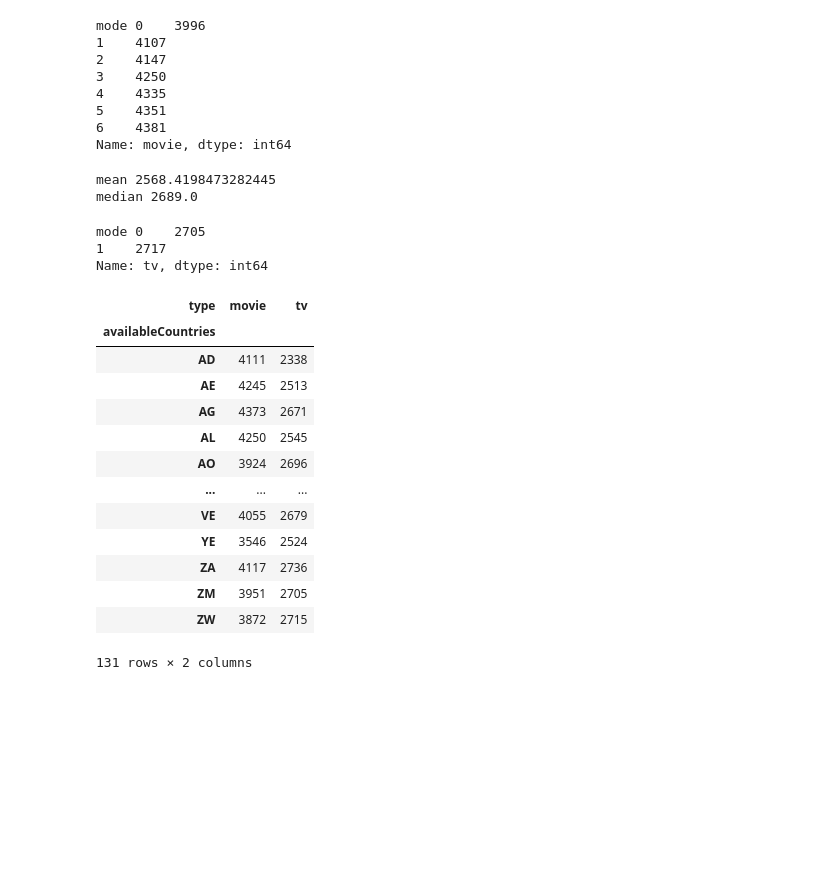
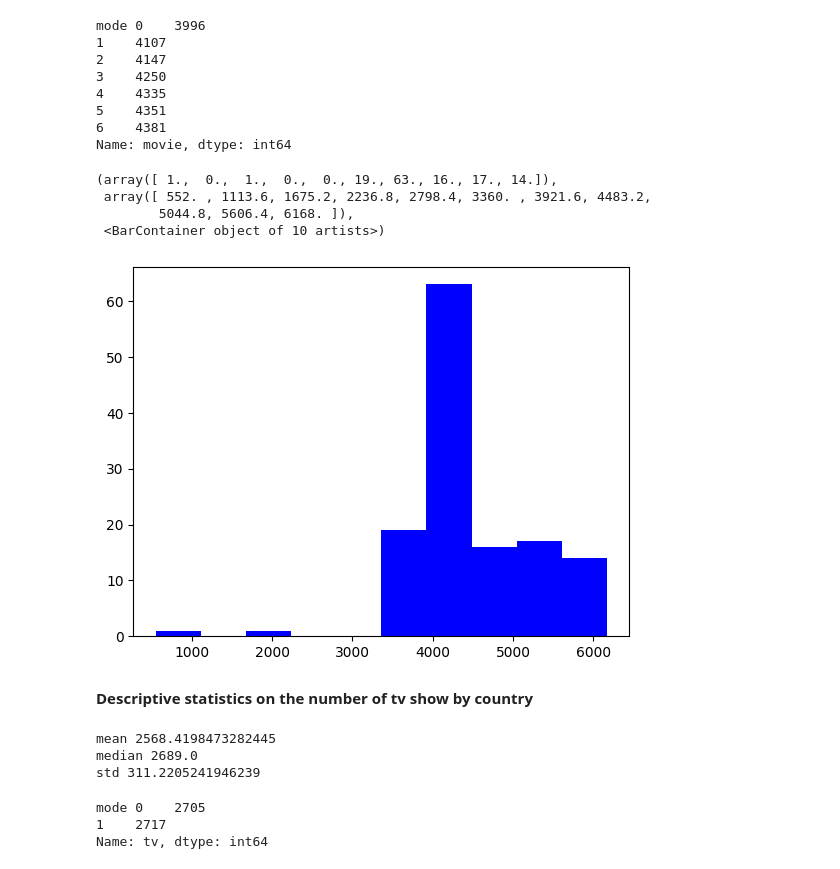
Before and after one commit to YvTur/12_begginer_projects, a Jupyter notebook: Analisis_de_data_set_de_netflix.ipynb, the cells around one changed output. Cells and saved outputs as stored; diff of their text form; code cells hidden in the pictures; blank space fills up the shorter version.

```diff
--- a/Analisis_de_data_set_de_netflix.ipynb
+++ b/Analisis_de_data_set_de_netflix.ipynb
@@ -1203,6 +1199,16 @@ mode 0    3996
 5    4351
 6    4381
 Name: movie, dtype: int64
+# %%
+plt.hist(df_type_by_country['movie'], color='blue')
+# %% [output]
+(array([ 1.,  0.,  1.,  0.,  0., 19., 63., 16., 17., 14.]),
+ array([ 552. , 1113.6, 1675.2, 2236.8, 2798.4, 3360. , 3921.6, 4483.2,
+        5044.8, 5606.4, 6168. ]),
+ <BarContainer object of 10 artists>)
+[figure, added]
+# %% [markdown]
+**Descriptive statistics on the number of tv show by country**
 # %%
 #Mean of all tv by country
 mean_results_tv=df_type_by_country['tv'].mean()
@@ -1211,9 +1217,14 @@ print("mean",mean_results_tv)
 #Median of all tv by country
 median_results_tv=df_type_by_country['tv'].median()
 print("median",median_results_tv)
+
+#standar deviation
+std_results_tv=df_type_by_country['tv'].std()
+print("std",std_results_tv)
 # %% [output]
 mean 2568.4198473282445
 median 2689.0
+std 311.2205241946239
 # %%
 #Mode of all movies by country
 mode_results_tv=df_type_by_country['tv'].mode()
@@ -1222,20 +1233,3 @@ print("mode",mode_results_tv)
 mode 0    2705
 1    2717
 Name: tv, dtype: int64
-# %%
-df_type_by_country
-# %% [output]
-| type | movie | tv |
-| availableCountries |  |  |
-| AD | 4111 | 2338 |
-| AE | 4245 | 2513 |
-| AG | 4373 | 2671 |
-| AL | 4250 | 2545 |
-| AO | 3924 | 2696 |
-| ... | ... | ... |
-| VE | 4055 | 2679 |
-| YE | 3546 | 2524 |
-| ZA | 4117 | 2736 |
-| ZM | 3951 | 2705 |
-| ZW | 3872 | 2715 |
-131 rows × 2 columns
```
Also changed, not shown: parts of 61 cells of this notebook.
